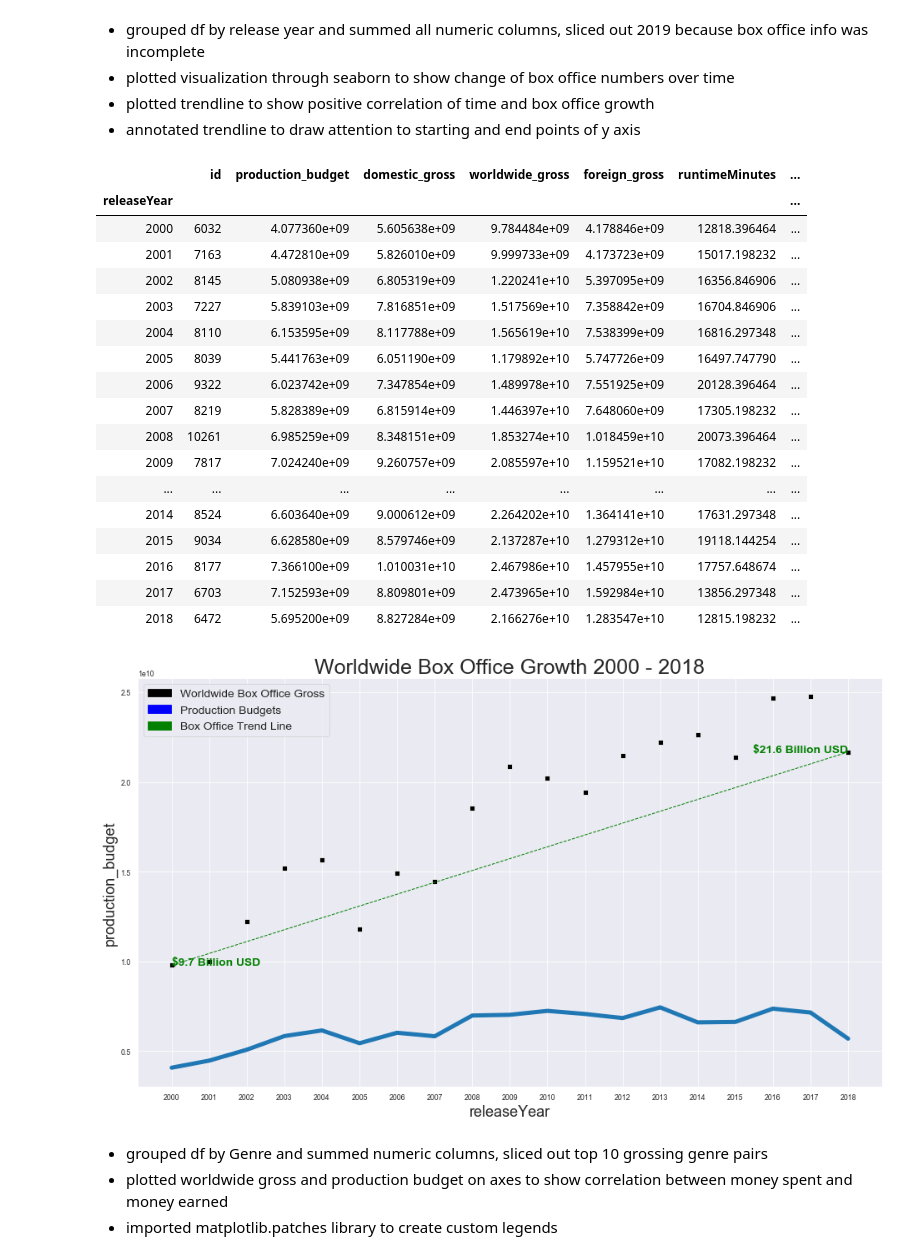
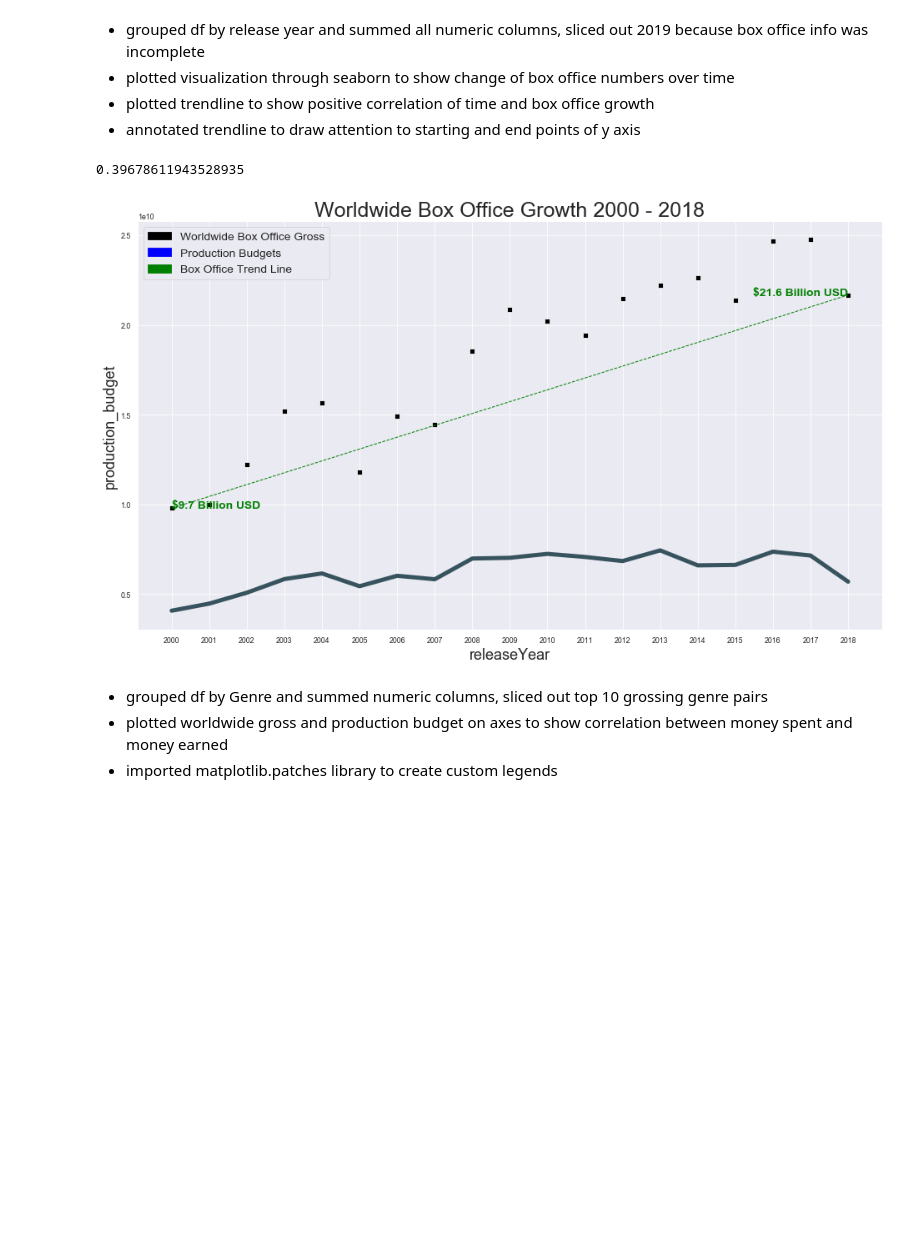
Before and after one commit to will4865/dsc-mod-1-project-v2-1-onl01-dtsc-ft-030220, a Jupyter notebook: student.ipynb, the cells around one changed output. Saved outputs shown, nothing was run; the diff lists cells and outputs as text; code cells hidden in the pictures; blank space fills up the shorter version.

```diff
--- a/student.ipynb
+++ b/student.ipynb
@@ -350,40 +350,24 @@ df['releaseYear'] = df['release_date'].map(lambda x: x.year)
 # %%
 df20=df.groupby('releaseYear').sum().iloc[0:19]
 fig,ax = plt.subplots(figsize=(16,9))
 ax1=sns.scatterplot(data=df20, x=df20.index, y='worldwide_gross', color='k', marker='s', s=30)
 ax1.set(xticks=df20.index)
 ax1.text(2018, 2.166276e+10	, "$21.6 Billion USD", horizontalalignment='right', size='x-large', color='green', weight='semibold')
 plt.title('Worldwide Box Office Growth 2000 - 2018', size=25)
 plt.xlabel('Release Year', size=18)
 plt.ylabel('Worldwide Box Office Gross in Tens of Billions (USD)', size=18)
 ax2= plt.plot([2000, 2018], [9784484012, 21662756348], color='g', linestyle='--', linewidth=1)
 ax1.text(2000, 9.784484e+09	, "$9.7 Billion USD", horizontalalignment='left', size='x-large', color='green', weight='semibold')
 ax3=sns.lineplot(data=df20, x=df20.index, y='production_budget', linewidth=5)
 black_patch = mpatches.Patch(color='k', label='Worldwide Box Office Gross')
 blue_patch = mpatches.Patch(color='blue', label='Production Budgets')
 green_patch = mpatches.Patch(color='green', label='Box Office Trend Line')
 plt.legend(handles=[black_patch,blue_patch,green_patch], fontsize='x-large')
-df20
+df20.astype('int')
+(5695200000-4077360106)/4077360106
 # %% [output]
-|  | id | production_budget | domestic_gross | worldwide_gross | foreign_gross | runtimeMinutes | ... |
-| releaseYear |  |  |  |  |  |  | ... |
-| 2000 | 6032 | 4.077360e+09 | 5.605638e+09 | 9.784484e+09 | 4.178846e+09 | 12818.396464 | ... |
-| 2001 | 7163 | 4.472810e+09 | 5.826010e+09 | 9.999733e+09 | 4.173723e+09 | 15017.198232 | ... |
-| 2002 | 8145 | 5.080938e+09 | 6.805319e+09 | 1.220241e+10 | 5.397095e+09 | 16356.846906 | ... |
-| 2003 | 7227 | 5.839103e+09 | 7.816851e+09 | 1.517569e+10 | 7.358842e+09 | 16704.846906 | ... |
-| 2004 | 8110 | 6.153595e+09 | 8.117788e+09 | 1.565619e+10 | 7.538399e+09 | 16816.297348 | ... |
-| 2005 | 8039 | 5.441763e+09 | 6.051190e+09 | 1.179892e+10 | 5.747726e+09 | 16497.747790 | ... |
-| 2006 | 9322 | 6.023742e+09 | 7.347854e+09 | 1.489978e+10 | 7.551925e+09 | 20128.396464 | ... |
-| 2007 | 8219 | 5.828389e+09 | 6.815914e+09 | 1.446397e+10 | 7.648060e+09 | 17305.198232 | ... |
-| 2008 | 10261 | 6.985259e+09 | 8.348151e+09 | 1.853274e+10 | 1.018459e+10 | 20073.396464 | ... |
-| 2009 | 7817 | 7.024240e+09 | 9.260757e+09 | 2.085597e+10 | 1.159521e+10 | 17082.198232 | ... |
-| ... | ... | ... | ... | ... | ... | ... | ... |
-| 2014 | 8524 | 6.603640e+09 | 9.000612e+09 | 2.264202e+10 | 1.364141e+10 | 17631.297348 | ... |
-| 2015 | 9034 | 6.628580e+09 | 8.579746e+09 | 2.137287e+10 | 1.279312e+10 | 19118.144254 | ... |
-| 2016 | 8177 | 7.366100e+09 | 1.010031e+10 | 2.467986e+10 | 1.457955e+10 | 17757.648674 | ... |
-| 2017 | 6703 | 7.152593e+09 | 8.809801e+09 | 2.473965e+10 | 1.592984e+10 | 13856.297348 | ... |
-| 2018 | 6472 | 5.695200e+09 | 8.827284e+09 | 2.166276e+10 | 1.283547e+10 | 12815.198232 | ... |
+0.39678611943528935
-[figure, old version]
+[figure, new version]
 # %% [markdown]
 - grouped df by Genre and summed numeric columns, sliced out top 10 grossing genre pairs
 - plotted worldwide gross and production budget on axes to show correlation between money spent and money earned
```
Also changed, not shown: parts of 8 cells of this notebook, 1 other file.
